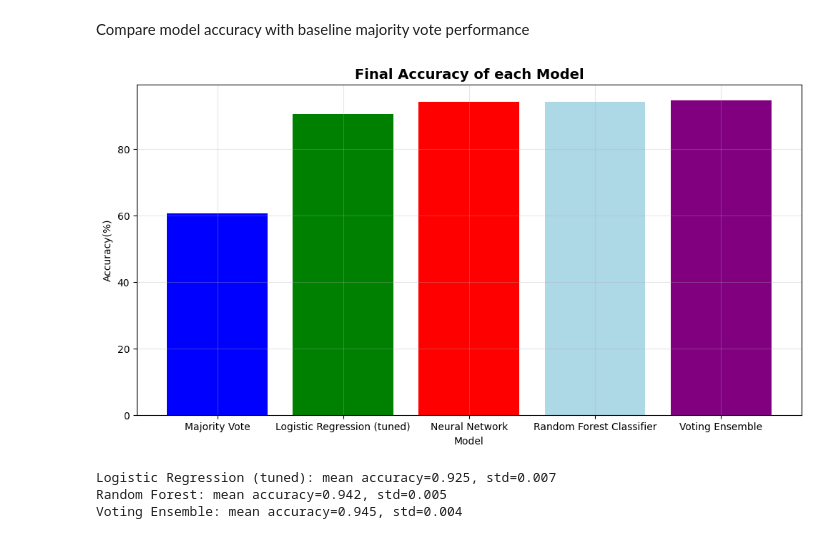
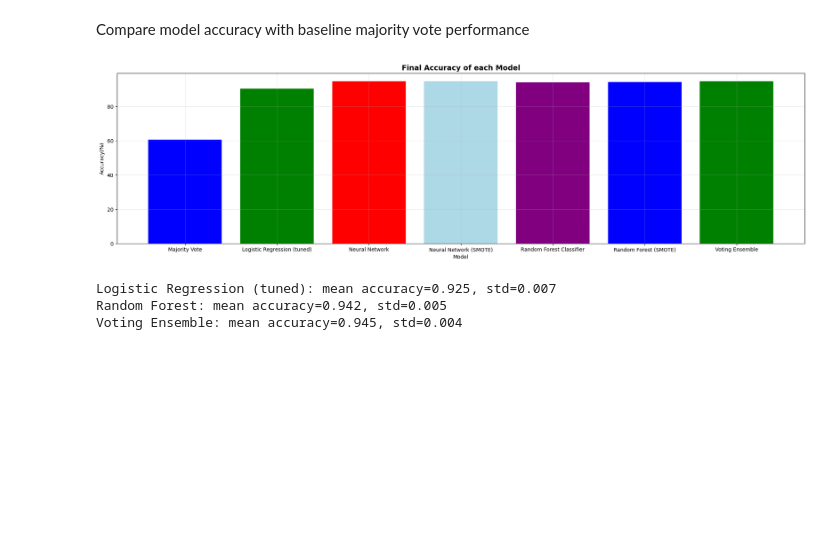
Before and after one commit to mayyan531/Spambase, a Jupyter notebook: spambase.ipynb, the cells around one changed output. Cells and saved outputs as stored; diff of their text form; code cells hidden in the pictures; blank space fills up the shorter version.

Commit message:
smote implementation for random forest and nn

```diff
--- a/spambase.ipynb
+++ b/spambase.ipynb
@@ -287,7 +290,7 @@ def nn_hyperparameter_tuning(iter):
             optimizer = optim.Adam(model_nn.parameters(), LR_NN, weight_decay=wd)
             scheduler = optim.lr_scheduler.StepLR(optimizer, step_size=step, gamma=gamma)
 
-            train_loss, test_loss, acc, epoch = train_neural_network(model, criterion, optimizer, EPOCH_NN, scheduler, X_train_fold, y_train_fold, X_val_fold, y_val_fold)
+            train_loss, test_loss, acc, epoch = train_neural_network(model_nn, criterion, optimizer, EPOCH_NN, scheduler, X_train_fold, y_train_fold, X_val_fold, y_val_fold)
             final_acc = acc[-1]
             fold_acc.append(final_acc)
 
@@ -387,19 +449,19 @@ Voting ensemble accuracy: 0.946
 # %% [markdown]
 Compare model accuracy with baseline majority vote performance
 # %%
-models = ['Majority Vote', 'Logistic Regression (tuned)', 'Neural Network', 'Random Forest Classifier', 'Voting Ensemble']
-accuracy = [baseline_accuracy*100, acc_lr[-1]*100, acc_nn[-1]*100, acc_rf*100, acc_voting*100]
+models = ['Majority Vote', 'Logistic Regression (tuned)', 'Neural Network', 'Neural Network (SMOTE)', 'Random Forest Classifier', 'Random Forest (SMOTE)', 'Voting Ensemble']
+accuracy = [baseline_accuracy*100, acc_lr[-1]*100, acc_nn[-1]*100, acc_nn_smote*100, acc_rf*100, acc_rf_smote*100, acc_voting*100]
 
-plt.figure(figsize=(12, 6))
+plt.figure(figsize=(24, 6))
 plt.bar(models, accuracy, color = ['blue', 'green', 'red', 'lightblue', 'purple'])
 plt.title('Final Accuracy of each Model', fontsize=14, fontweight='bold')
 plt.xlabel('Model')
 plt.ylabel('Accuracy(%)')
 plt.grid(True, alpha=0.3)
 
 plt.show()
 # %% [output]
-[figure, old version]
+[figure, new version]
 # %%
 # stratified 5-fold splits
 skf = StratifiedKFold(n_splits=5, shuffle=True, random_state=random_seed)
```
Also changed, not shown: parts of 5 cells of this notebook.
